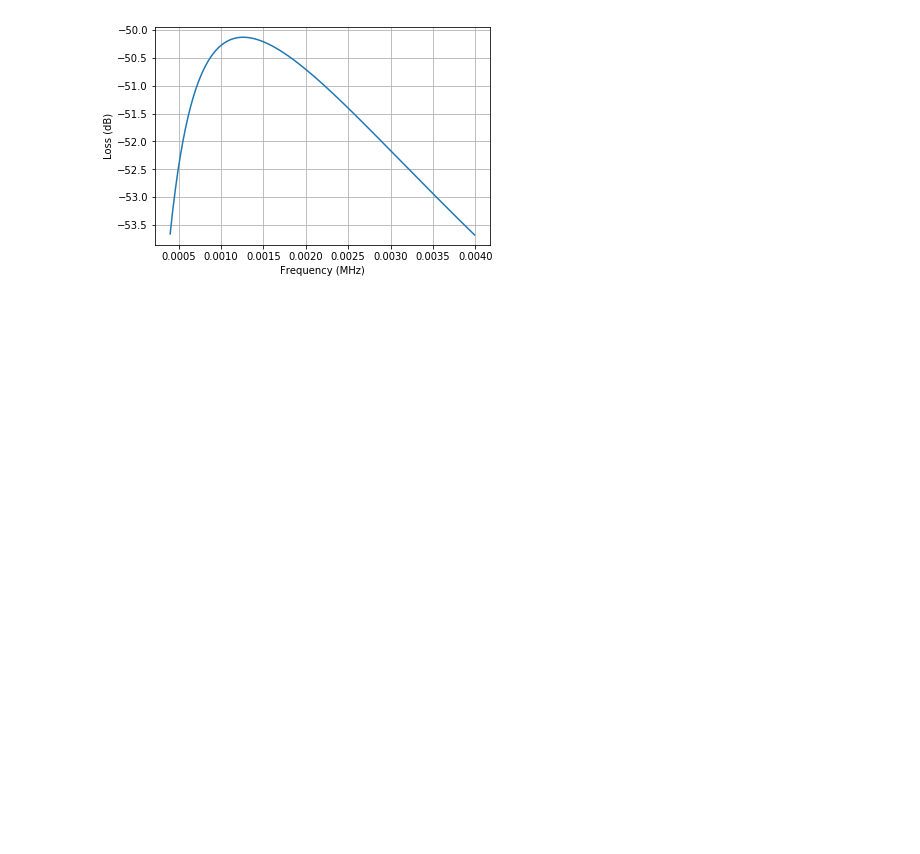
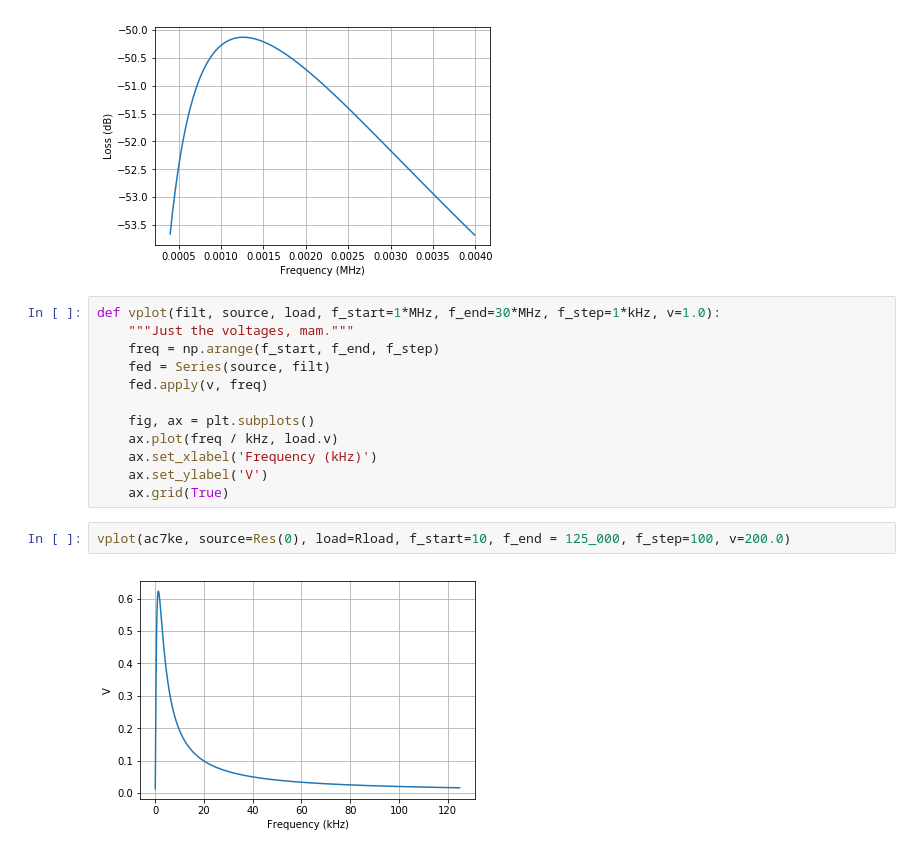
Before and after one commit to ttdoucet/impedance, a Jupyter notebook: impedance.ipynb, the cells around one changed output. Drawn from its saved outputs; the diff is of its cells as text; blank space fills up the shorter version.

```diff
--- a/impedance.ipynb
+++ b/impedance.ipynb
@@ -329,3 +333,19 @@ fplot(ac7ke, source=Res(0), load=Rload, f_start=10, f_end = 10_000, f_step=10)
 fplot(ac7ke, source=Res(0), load=Rload, f_start=400, f_end = 4000, f_step=10)
 # %% [output]
 [figure]
+# %%
+def vplot(filt, source, load, f_start=1*MHz, f_end=30*MHz, f_step=1*kHz, v=1.0):
+    """Just the voltages, mam."""
+    freq = np.arange(f_start, f_end, f_step)
+    fed = Series(source, filt)
+    fed.apply(v, freq)
+
+    fig, ax = plt.subplots()
+    ax.plot(freq / kHz, load.v)
+    ax.set_xlabel('Frequency (kHz)')
+    ax.set_ylabel('V')
+    ax.grid(True)
+# %%
+vplot(ac7ke, source=Res(0), load=Rload, f_start=10, f_end = 125_000, f_step=100, v=200.0)
+# %% [output]
+[figure, added]
```
Also changed, not shown: parts of 2 cells of this notebook.
